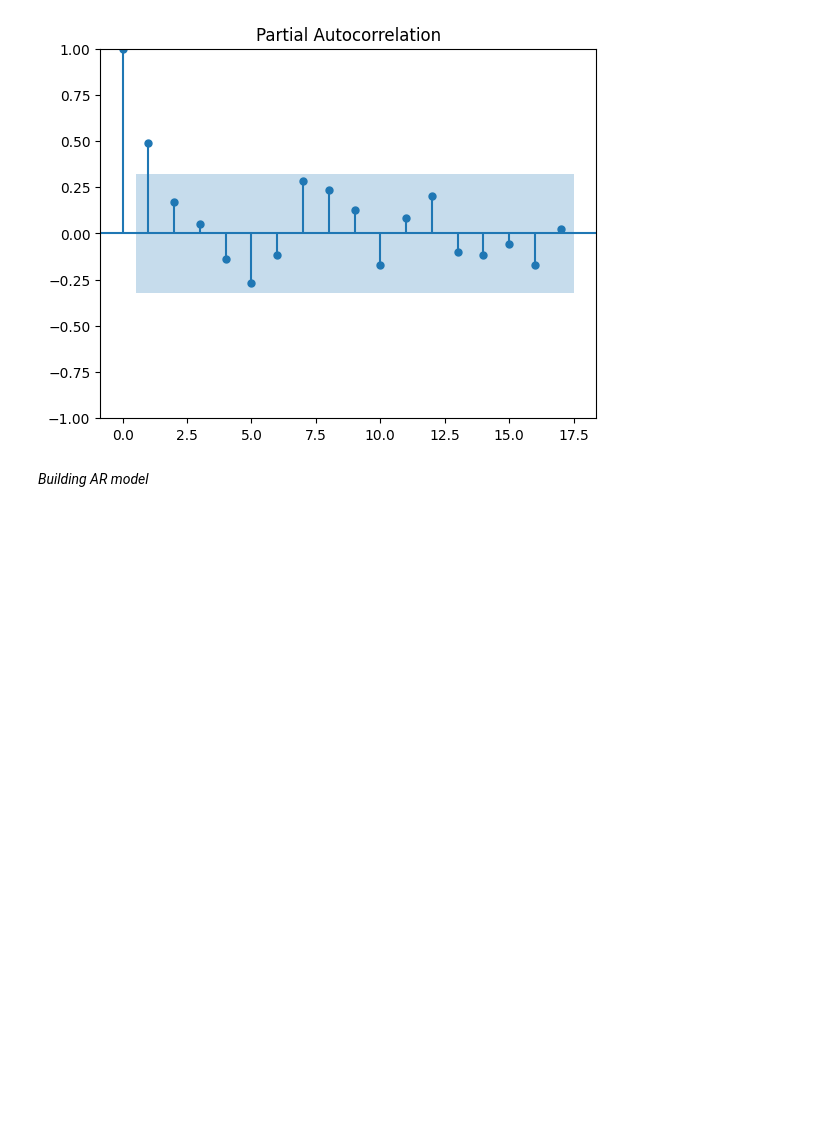
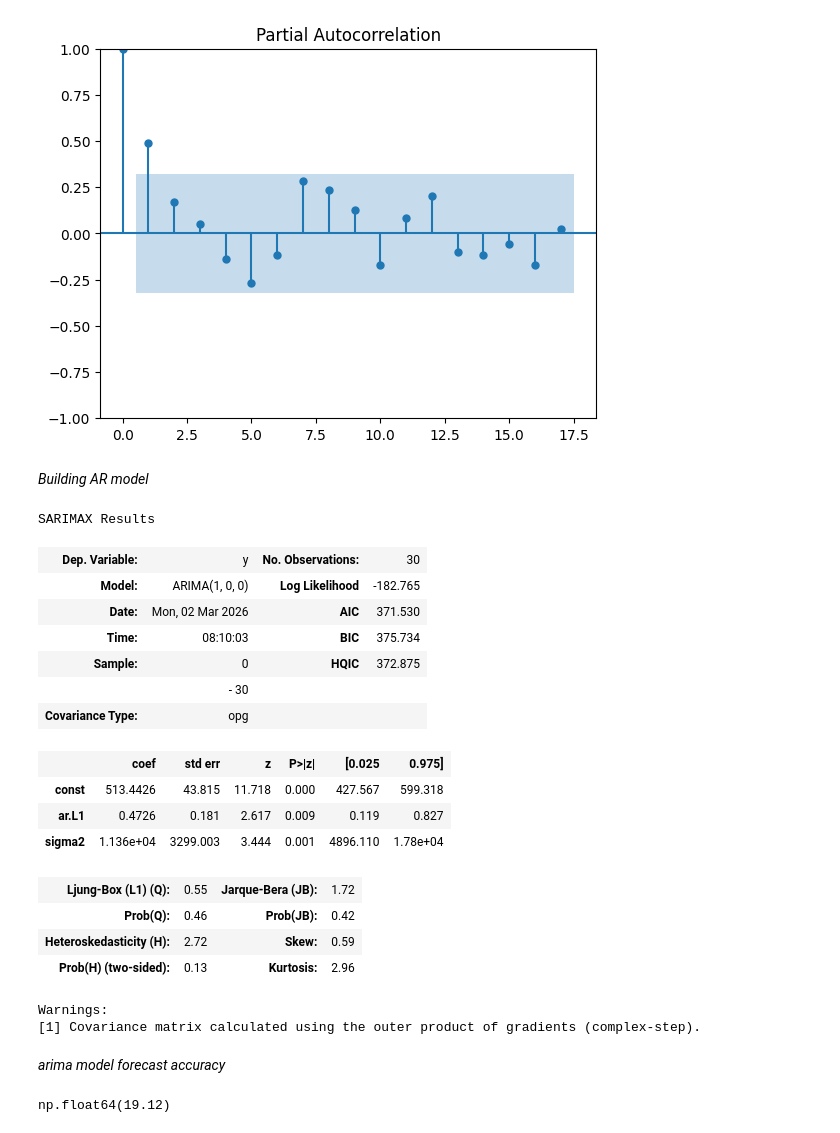
Before and after one commit to aparna-2001/machine_learning_using_python, a Jupyter notebook: forecasting.ipynb, the cells around one changed output. Saved outputs shown, nothing was run; the diff lists cells and outputs as text; code cells hidden in the pictures; blank space fills up the shorter version.

Commit message:
ARIMA model

```diff
--- a/forecasting.ipynb
+++ b/forecasting.ipynb
@@ -210,3 +210,36 @@ pacf_plot.show()
 [figure]
 # %% [markdown]
 *Building AR model*
+# %%
+arima = ARIMA(vimana_df.demand[0:30].astype(np.float64).to_numpy(), order = (1,0,0))
+ar_model = arima.fit()
+# %%
+ar_model.summary()
+# %% [output]
+SARIMAX Results
+| Dep. Variable: | y | No. Observations: | 30 |
+| Model: | ARIMA(1, 0, 0) | Log Likelihood | -182.765 |
+| Date: | Mon, 02 Mar 2026 | AIC | 371.530 |
+| Time: | 08:10:03 | BIC | 375.734 |
+| Sample: | 0 | HQIC | 372.875 |
+|  | - 30 |  |  |
+| Covariance Type: | opg |  |  |
+|  | coef | std err | z | P>|z| | [0.025 | 0.975] |
+| const | 513.4426 | 43.815 | 11.718 | 0.000 | 427.567 | 599.318 |
+| ar.L1 | 0.4726 | 0.181 | 2.617 | 0.009 | 0.119 | 0.827 |
+| sigma2 | 1.136e+04 | 3299.003 | 3.444 | 0.001 | 4896.110 | 1.78e+04 |
+| Ljung-Box (L1) (Q): | 0.55 | Jarque-Bera (JB): | 1.72 |
+| Prob(Q): | 0.46 | Prob(JB): | 0.42 |
+| Heteroskedasticity (H): | 2.72 | Skew: | 0.59 |
+| Prob(H) (two-sided): | 0.13 | Kurtosis: | 2.96 |
+Warnings:
+[1] Covariance matrix calculated using the outer product of gradients (complex-step).
+# %% [markdown]
+*arima model forecast accuracy*
+# %%
+#mape
+
+forecast_31_37 = ar_model.predict(30,36)
+get_mape(vimana_df['demand'][30:], forecast_31_37)
+# %% [output]
+np.float64(19.12)
```
Also changed, not shown: parts of 3 cells of this notebook.
